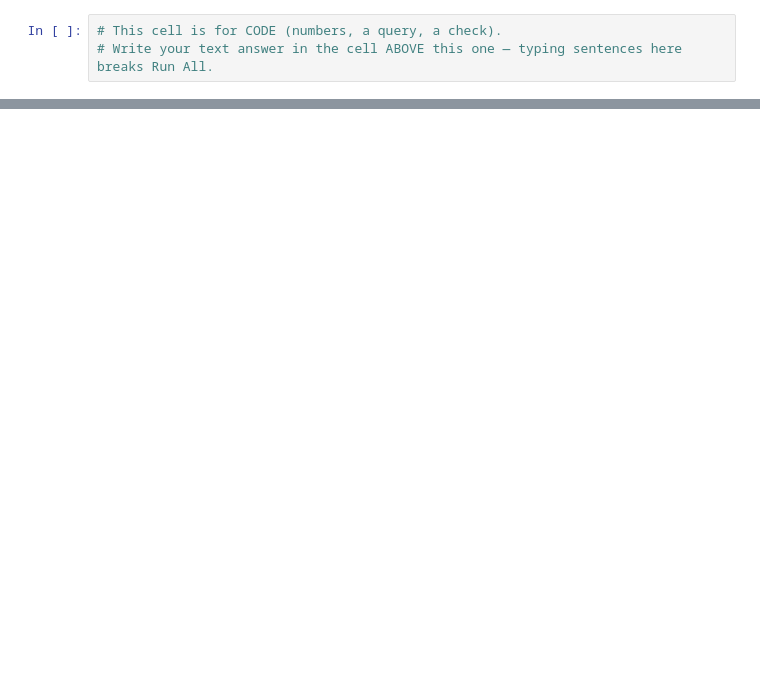
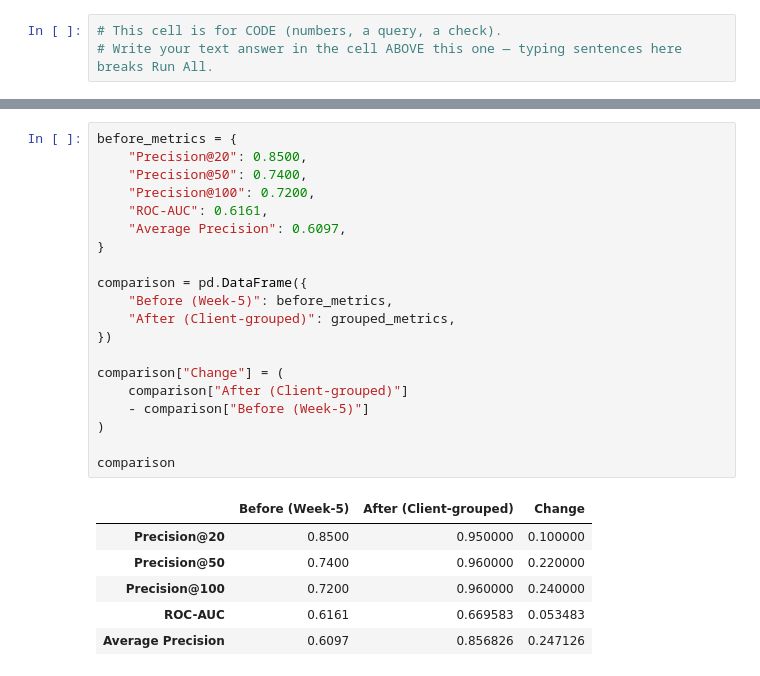
Before and after one commit to nomanamir20/flyrank-ml-internship, a Jupyter notebook: work/notebooks/w06_validation_audit.ipynb, the cells around one changed output, grey strips where cells are left out. Drawn from its saved outputs; the diff is of its cells as text; blank space fills up the shorter version.

Commit message:
Complete Week 6 validation and research claim audit

```diff
--- a/work/notebooks/w06_validation_audit.ipynb
+++ b/work/notebooks/w06_validation_audit.ipynb
@@ -46,0 +492,27 @@ Before you submit, confirm each line honestly:
+# %%
+before_metrics = {
+    "Precision@20": 0.8500,
+    "Precision@50": 0.7400,
+    "Precision@100": 0.7200,
+    "ROC-AUC": 0.6161,
+    "Average Precision": 0.6097,
+}
+
+comparison = pd.DataFrame({
+    "Before (Week-5)": before_metrics,
+    "After (Client-grouped)": grouped_metrics,
+})
+
+comparison["Change"] = (
+    comparison["After (Client-grouped)"]
+    - comparison["Before (Week-5)"]
+)
+
+comparison
+# %% [output]
+|  | Before (Week-5) | After (Client-grouped) | Change |
+| Precision@20 | 0.8500 | 0.950000 | 0.100000 |
+| Precision@50 | 0.7400 | 0.960000 | 0.220000 |
+| Precision@100 | 0.7200 | 0.960000 | 0.240000 |
+| ROC-AUC | 0.6161 | 0.669583 | 0.053483 |
+| Average Precision | 0.6097 | 0.856826 | 0.247126 |
```
Also changed, not shown: parts of 36 cells of this notebook.
